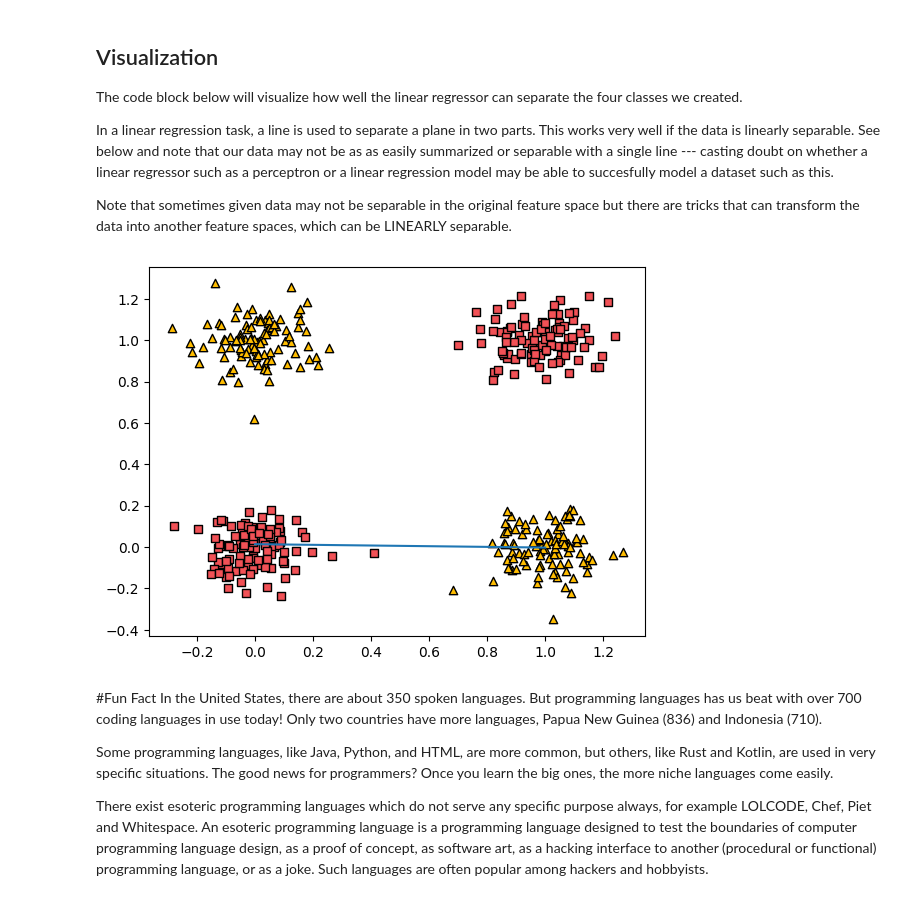
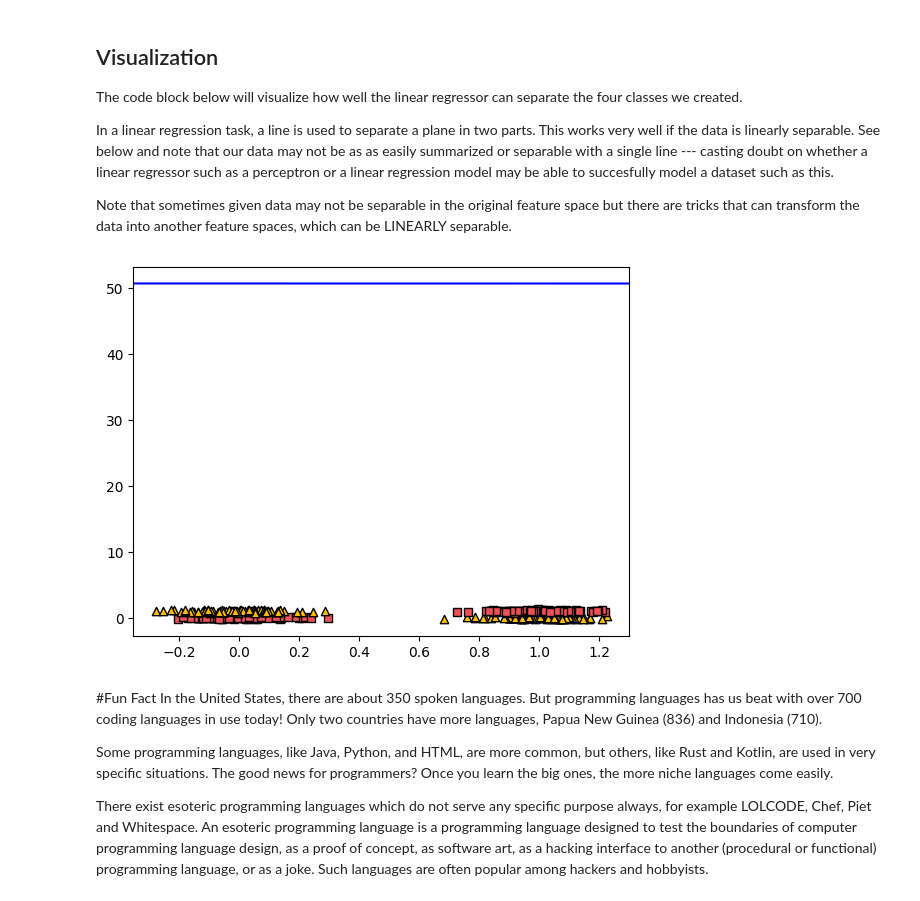
Before and after one commit to RobelK1738/MIT_FutureMakers_2023-ML_Track, a Jupyter notebook: Module_04_Deep_Learning_and_TensorFlow/Deep_Learning_and_TensorFlow.ipynb, the cells around one changed output. Cells and saved outputs as stored; diff of their text form; code cells hidden in the pictures.

```diff
--- a/Module_04_Deep_Learning_and_TensorFlow/Deep_Learning_and_TensorFlow.ipynb
+++ b/Module_04_Deep_Learning_and_TensorFlow/Deep_Learning_and_TensorFlow.ipynb
@@ -142,18 +142,20 @@ Note that sometimes given data may not be separable in the original feature spac
 # %%
 for i in range(len(data)):
     # plt.scatter(data[i][0], data[i][1], c=['#F15156', '#FFBD00'][target[i][0]], edgecolors='black', marker=['s', '^'][target[i][0]])
     color = ['#F15156', '#FFBD00'][target[i][0]]
     marker = ['s', '^'][target[i][0]]
     plt.scatter(data[i][0], data[i][1], c=color, edgecolors='black', marker=marker)
 # The plot makes it obvious
 # that this method does not classify the dataset properly into its classes
 # Before we expound on it, lets look at the perceptron,
 # or as we can also say, the earliest neural unit made
+slope = -reg.coef_[0][0] / reg.coef_[0][1]
+intercept = -reg.intercept_[0] / reg.coef_[0][1]
 
-plt.plot(reg.coef_[0])
+plt.axline(xy1=(0, intercept), slope=slope, color='blue')
 plt.show()
 # %% [output]
-[figure, old version]
+[figure, new version]
 # %% [markdown]
 #Fun Fact
 In the United States, there are about 350 spoken languages. But programming languages has us beat with over 700 coding languages in use today! Only two countries have more languages, Papua New Guinea (836) and Indonesia (710).
```
Also changed, not shown: parts of 3 cells of this notebook.
